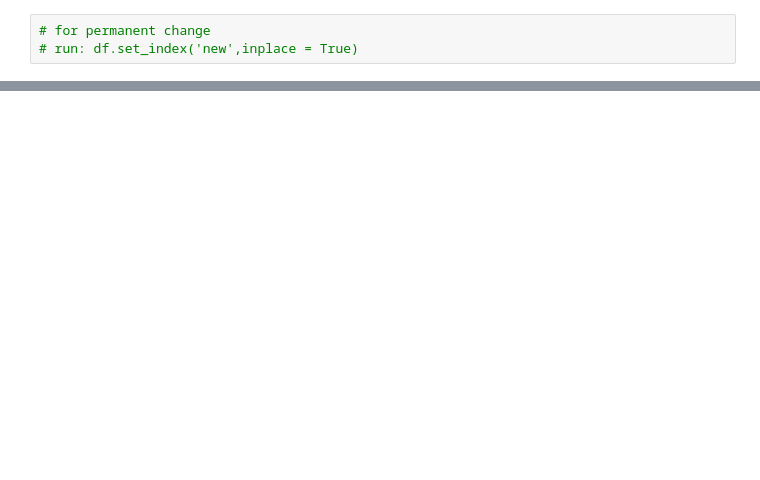
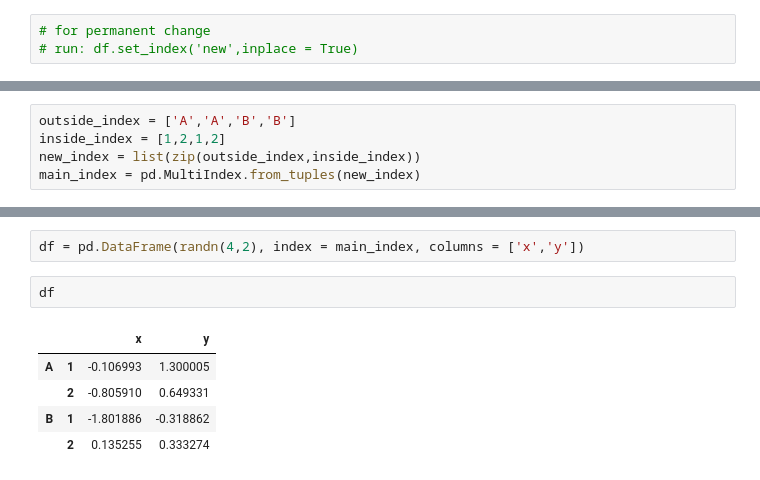
Before and after one commit to SwarupKarmokar/machine_learning_swarup, a Jupyter notebook: Panda_library/Pandas_basics.ipynb, the cells around one changed output, grey strips where cells are left out. Cells and saved outputs as stored; diff of their text form; blank space fills up the shorter version.

```diff
--- a/Panda_library/Pandas_basics.ipynb
+++ b/Panda_library/Pandas_basics.ipynb
@@ -397,0 +398,5 @@ df
+# %%
+outside_index = ['A','A','B','B']
+inside_index = [1,2,1,2]
+new_index = list(zip(outside_index,inside_index))
+main_index = pd.MultiIndex.from_tuples(new_index)
@@ -397,0 +415,10 @@ df
+# %%
+df = pd.DataFrame(randn(4,2), index = main_index, columns = ['x','y'])
+# %%
+df
+# %% [output]
+|  |  | x | y |
+| A | 1 | -0.106993 | 1.300005 |
+|  | 2 | -0.805910 | 0.649331 |
+| B | 1 | -1.801886 | -0.318862 |
+|  | 2 | 0.135255 | 0.333274 |
```
Also changed, not shown: parts of 42 cells of this notebook.
